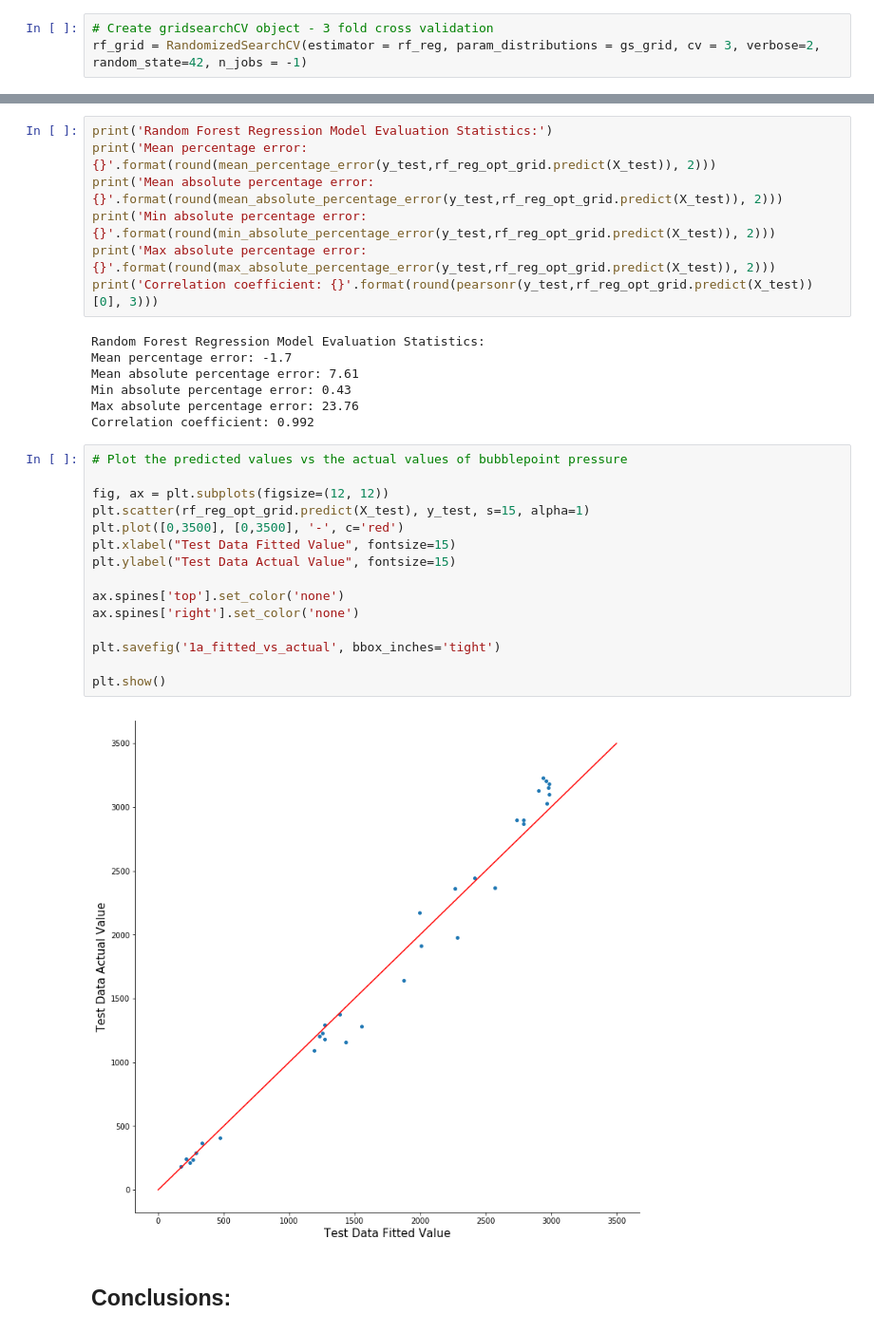
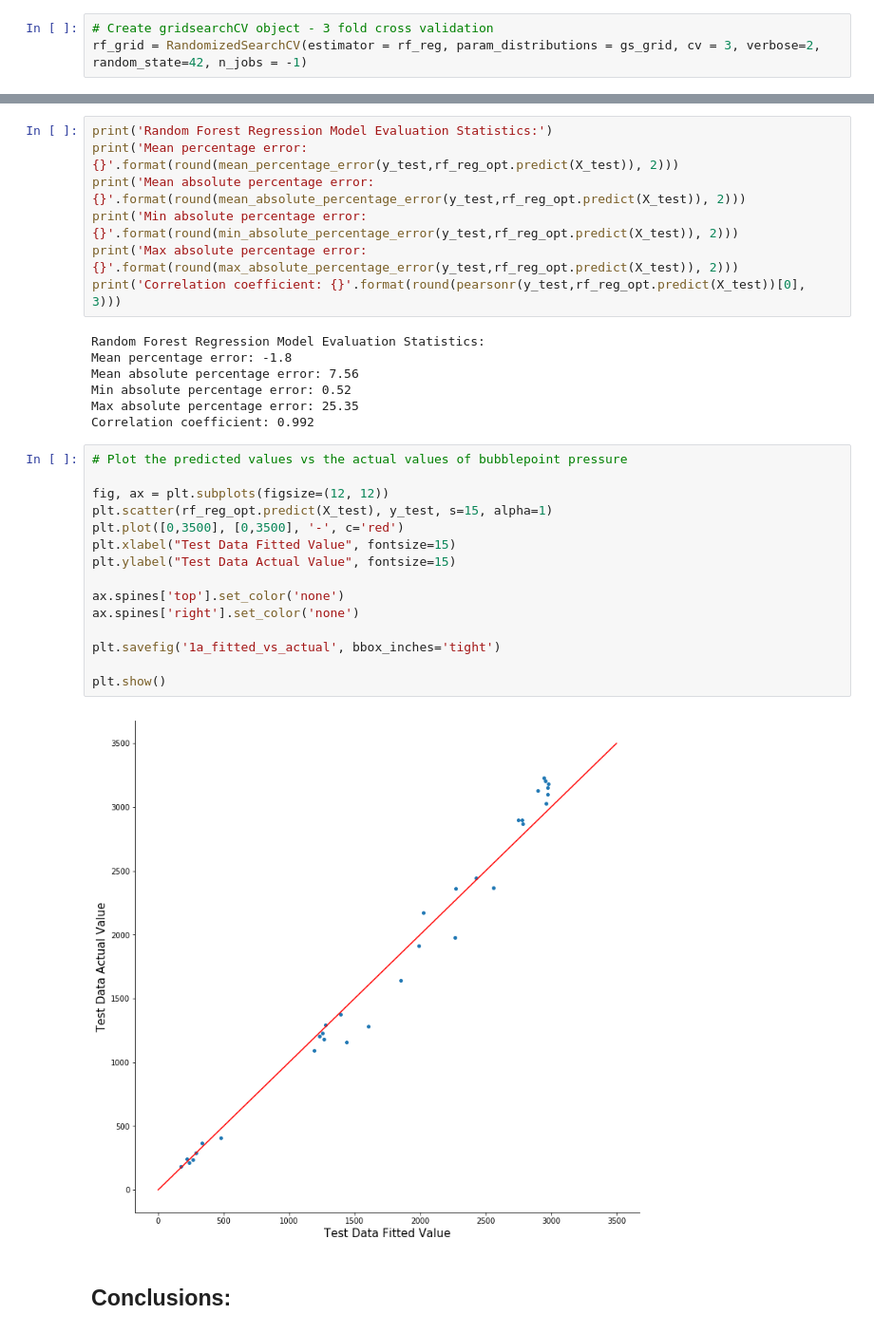
Before and after one commit to connormca12/Springboard-Projects, a Jupyter notebook: predicting_bubblepoint_pressure/notebooks/predict_bpp.ipynb, the cells around one changed output, grey strips where cells are left out. Shown at 95% size. Drawn from its saved outputs; the diff is of its cells as text.

Commit message:
small updates to predicting bpp notebook

```diff
--- a/predicting_bubblepoint_pressure/notebooks/predict_bpp.ipynb
+++ b/predicting_bubblepoint_pressure/notebooks/predict_bpp.ipynb
@@ -432,34 +432,34 @@ Mean absolute percentage error has decreased slightly!
 # %%
 print('Random Forest Regression Model Evaluation Statistics:')
-print('Mean percentage error: {}'.format(round(mean_percentage_error(y_test,rf_reg_opt_grid.predict(X_test)), 2)))
-print('Mean absolute percentage error: {}'.format(round(mean_absolute_percentage_error(y_test,rf_reg_opt_grid.predict(X_test)), 2)))
-print('Min absolute percentage error: {}'.format(round(min_absolute_percentage_error(y_test,rf_reg_opt_grid.predict(X_test)), 2)))
-print('Max absolute percentage error: {}'.format(round(max_absolute_percentage_error(y_test,rf_reg_opt_grid.predict(X_test)), 2)))
-print('Correlation coefficient: {}'.format(round(pearsonr(y_test,rf_reg_opt_grid.predict(X_test))[0], 3)))
+print('Mean percentage error: {}'.format(round(mean_percentage_error(y_test,rf_reg_opt.predict(X_test)), 2)))
+print('Mean absolute percentage error: {}'.format(round(mean_absolute_percentage_error(y_test,rf_reg_opt.predict(X_test)), 2)))
+print('Min absolute percentage error: {}'.format(round(min_absolute_percentage_error(y_test,rf_reg_opt.predict(X_test)), 2)))
+print('Max absolute percentage error: {}'.format(round(max_absolute_percentage_error(y_test,rf_reg_opt.predict(X_test)), 2)))
+print('Correlation coefficient: {}'.format(round(pearsonr(y_test,rf_reg_opt.predict(X_test))[0], 3)))
 # %% [output]
 Random Forest Regression Model Evaluation Statistics:
-Mean percentage error: -1.7
-Mean absolute percentage error: 7.61
-Min absolute percentage error: 0.43
-Max absolute percentage error: 23.76
+Mean percentage error: -1.8
+Mean absolute percentage error: 7.56
+Min absolute percentage error: 0.52
+Max absolute percentage error: 25.35
 Correlation coefficient: 0.992
 # %%
 # Plot the predicted values vs the actual values of bubblepoint pressure
 
 fig, ax = plt.subplots(figsize=(12, 12))
-plt.scatter(rf_reg_opt_grid.predict(X_test), y_test, s=15, alpha=1)
+plt.scatter(rf_reg_opt.predict(X_test), y_test, s=15, alpha=1)
 plt.plot([0,3500], [0,3500], '-', c='red')
 plt.xlabel("Test Data Fitted Value", fontsize=15)
 plt.ylabel("Test Data Actual Value", fontsize=15)
 
 ax.spines['top'].set_color('none')
 ax.spines['right'].set_color('none')
 
 plt.savefig('1a_fitted_vs_actual', bbox_inches='tight')
 
 plt.show()
 # %% [output]
-[figure, old version]
+[figure, new version]
 # %% [markdown]
 ## Conclusions:
 # %% [markdown]
```
Also changed, not shown: parts of 6 cells of this notebook.
